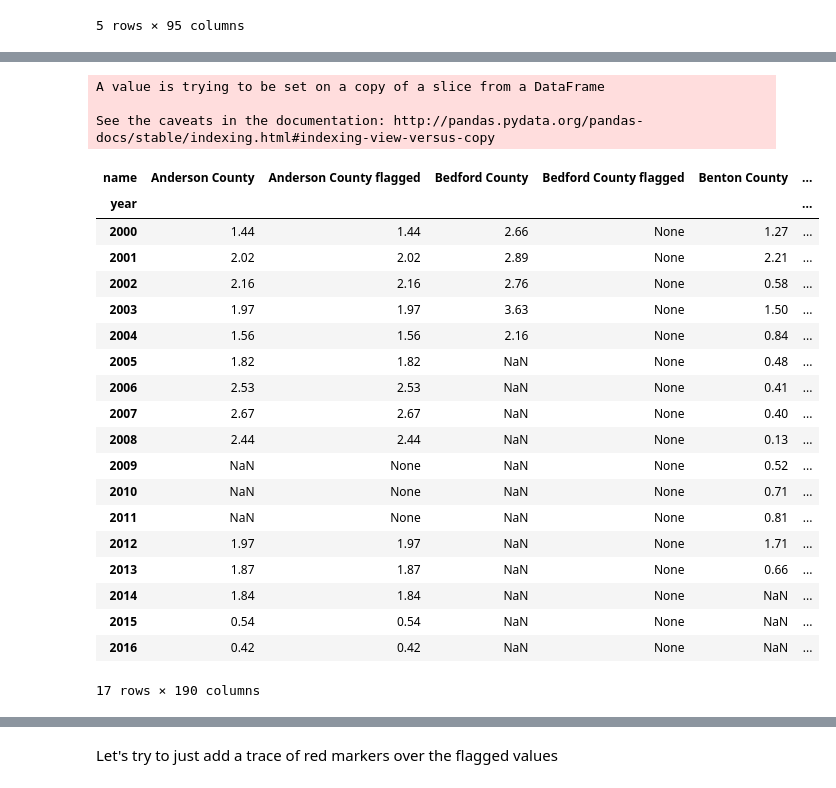
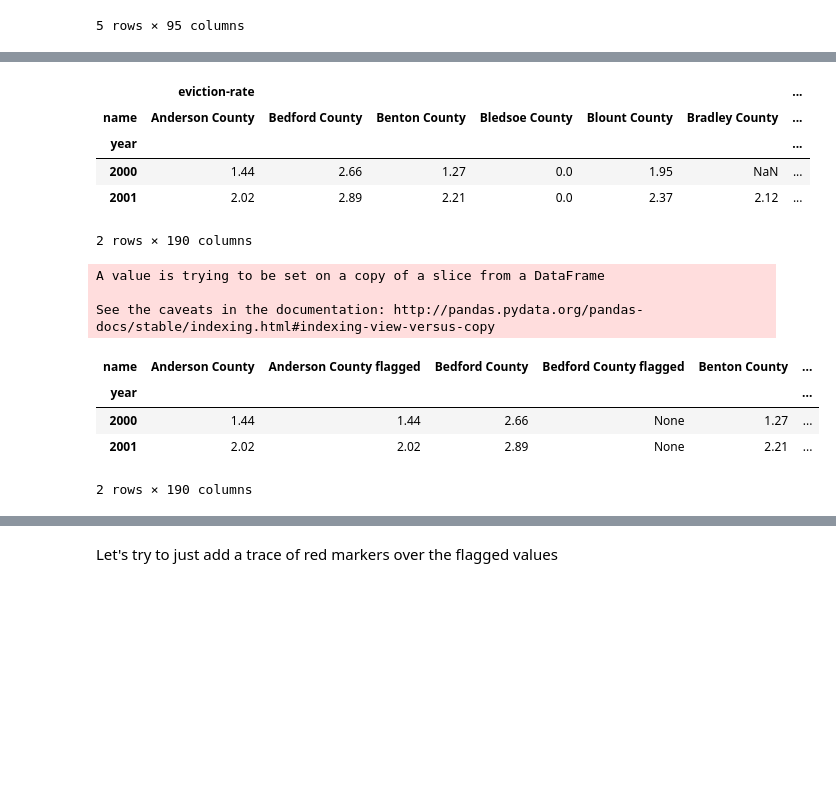
Before and after one commit to paulo-g-martinez/eviction-lab-tn-nss-capstone, a Jupyter notebook: regression-analysis-with-corrected-flags.ipynb, the cells around one changed output, grey strips where cells are left out. Drawn from its saved outputs; the diff is of its cells as text; code cells hidden in the pictures; blank space fills up the shorter version.

```diff
--- a/regression-analysis-with-corrected-flags.ipynb
+++ b/regression-analysis-with-corrected-flags.ipynb
@@ -102 +94,10 @@ pvt_cnty_evic_rates.head()
+# %%
+pvt_cnty_evic_rates.head(2)
+# %% [output]
+|  | eviction-rate |  |  |  |  |  | ... |
+| name | Anderson County | Bedford County | Benton County | Bledsoe County | Blount County | Bradley County | ... |
+| year |  |  |  |  |  |  | ... |
+| 2000 | 1.44 | 2.66 | 1.27 | 0.0 | 1.95 | NaN | ... |
+| 2001 | 2.02 | 2.89 | 2.21 | 0.0 | 2.37 | 2.12 | ... |
+2 rows × 190 columns
 # %%
@@ -131,9 +132,9 @@ def mutate_trace_by_flag(df):
 # %%
 def split_trace_by_flag(df, verbose = False):
     '''Takes a timeseries df with two column levels and
-    splits a column from one level into two,
-    according to whether or not that cell has been flagged in the other level.
-    Returns a df'''
+    splits each column from first level into two columns according to whether or not
+    that cell has been flagged in the other level.
+    Returns a one level df with twice as many columns'''
     if len(df.columns.levels[0]) != 2:
         print('Need df with two levels of columns. Received df.columns.levels[0] = ',
              df.columns.levels[0])
@@ -173,28 +174,13 @@ See the caveats in the documentation: http://pandas.pydata.org/pandas-docs/stabl
 # %%
 split_cnty_evic_rates.sort_index(axis = 1, inplace=True)
 # %%
-split_cnty_evic_rates
+split_cnty_evic_rates.head(2)
 # %% [output]
 | name | Anderson County | Anderson County flagged | Bedford County | Bedford County flagged | Benton County | ... |
 | year |  |  |  |  |  | ... |
 | 2000 | 1.44 | 1.44 | 2.66 | None | 1.27 | ... |
 | 2001 | 2.02 | 2.02 | 2.89 | None | 2.21 | ... |
-| 2002 | 2.16 | 2.16 | 2.76 | None | 0.58 | ... |
-| 2003 | 1.97 | 1.97 | 3.63 | None | 1.50 | ... |
-| 2004 | 1.56 | 1.56 | 2.16 | None | 0.84 | ... |
-| 2005 | 1.82 | 1.82 | NaN | None | 0.48 | ... |
-| 2006 | 2.53 | 2.53 | NaN | None | 0.41 | ... |
-| 2007 | 2.67 | 2.67 | NaN | None | 0.40 | ... |
-| 2008 | 2.44 | 2.44 | NaN | None | 0.13 | ... |
-| 2009 | NaN | None | NaN | None | 0.52 | ... |
-| 2010 | NaN | None | NaN | None | 0.71 | ... |
-| 2011 | NaN | None | NaN | None | 0.81 | ... |
-| 2012 | 1.97 | 1.97 | NaN | None | 1.71 | ... |
-| 2013 | 1.87 | 1.87 | NaN | None | 0.66 | ... |
-| 2014 | 1.84 | 1.84 | NaN | None | NaN | ... |
-| 2015 | 0.54 | 0.54 | NaN | None | NaN | ... |
-| 2016 | 0.42 | 0.42 | NaN | None | NaN | ... |
-17 rows × 190 columns
+2 rows × 190 columns
 # %%
 split_cnty_evic_rates.iplot(filename='pivoted-tn-county-eviction-rate-timeseries', sharing = 'public',
                        #width = 1, dash = 'line', mode = 'lines',
```
Also changed, not shown: parts of 25 cells of this notebook.
